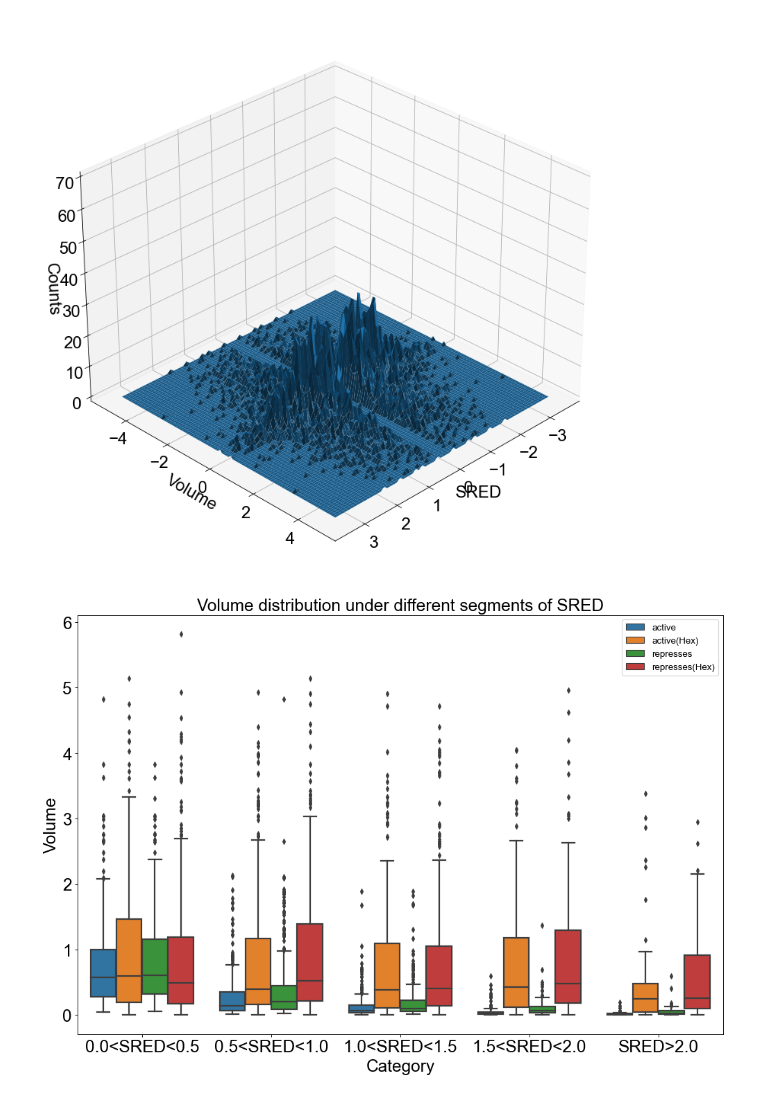
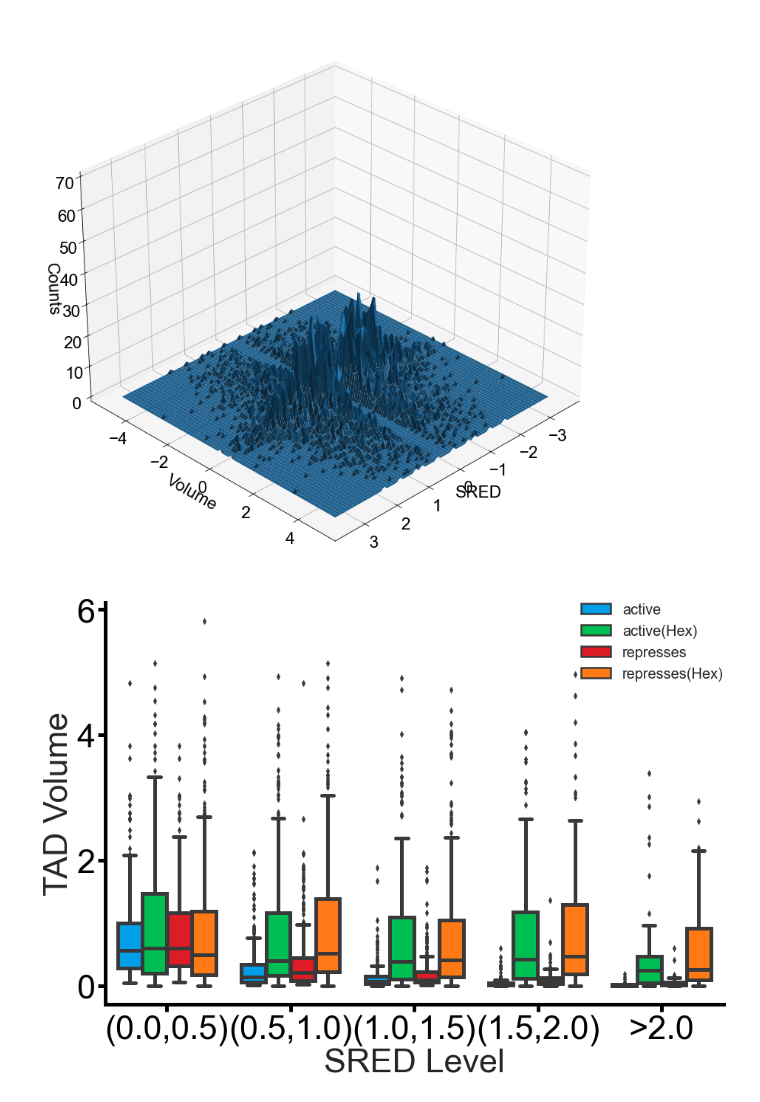
Before and after one commit to MICL-biolab/MINE, a Jupyter notebook: analyse/fig5/Relationship Analysis(TAD).ipynb, the cells around one changed output. Drawn from its saved outputs; the diff is of its cells as text; code cells hidden in the pictures.

```diff
--- a/analyse/fig5/Relationship Analysis(TAD).ipynb
+++ b/analyse/fig5/Relationship Analysis(TAD).ipynb
@@ -313,21 +315,6 @@ represses_infos = pd.read_csv(represses_SDOC_path, sep="\t", header=None)
 Hex_infos = pd.read_csv(Hex_SDOC_path, sep="\t", header=None)
 
 def show(df, title, colors):
-    very_large = 24; large = 22; med = 16; small = 12
-    params = {'axes.titlesize': very_large,
-              'legend.fontsize': med,
-              'figure.figsize': (10, 10),
-              'axes.labelsize': large,
-              'axes.titlesize': large,
-              'xtick.labelsize': large,
-              'ytick.labelsize': large,
-              'figure.titlesize': very_large,
-              'lines.linewidth': 2}
-    plt.rcParams.update(params)
-
-    font = {'family': 'sans-serif', 'sans-serif': 'Arial'}
-    plt.rc('font', **font)
-
     data = df.loc[(df.SRED>0)&(df.Volume>0), :].copy()
     _05 = data.loc[data.SRED<0.5, :].copy()
     _1 = data.loc[(data['SRED']>0.5)&(data['SRED']<1)].copy()
@@ -335,49 +322,59 @@ def show(df, title, colors):
     _2 = data.loc[(data['SRED']>1.5)&(data['SRED']<2)].copy()
     _max = data.loc[data['SRED']>2].copy()
 
-    _05['Category'] = '0.0<SRED<0.5'
-    _1['Category'] = '0.5<SRED<1.0'
-    _15['Category'] = '1.0<SRED<1.5'
-    _2['Category'] = '1.5<SRED<2.0'
-    _max['Category'] = 'SRED>2.0'
+    _05['Category'] = '(0.0,0.5)'
+    _1['Category'] = '(0.5,1.0)'
+    _15['Category'] = '(1.0,1.5)'
+    _2['Category'] = '(1.5,2.0)'
+    _max['Category'] = '>2.0'
     data = pd.concat([_05, _1, _15, _2, _max], axis=0)
 
-    plt.figure(figsize=(15,10), dpi=80)
-    sns.boxplot(x='Category', y='Volume', data=data, hue='Experiment')
+    set_plt(figsize=(15, 10))
+    sns.set_theme(style="whitegrid")
+    sns.boxplot(
+        x='Category', y='Volume', data=data, hue='Experiment',
+        palette=colors, saturation=1, linewidth=figure_size['very_small']
+    )
 
-    # Decoration
-    plt.title(title, fontsize=22)
-    plt.legend(fontsize=12)
+    sns.despine()
+    set_Border(plt.gca())
+    plt.tick_params(colors='black', bottom=True, left=True, labelsize=figure_size['ultra'])
+    plt.legend(frameon=False, markerscale=2, borderpad=0, borderaxespad=0, fontsize=figure_size['middle'])
+    plt.grid(False)
+    plt.xlabel("SRED Level", fontsize=figure_size['ultra'])
+    plt.ylabel("TAD Volume", fontsize=figure_size['ultra'])
+
+    plt.savefig('figure_file/{}.pdf'.format(title), format='pdf', bbox_inches='tight')
     plt.show()
 
 _colors = {
-    'active': COLORS[2],
-    'represses': COLORS[3],
+    'active': COLORS[0],
+    'represses': COLORS[1],
     'active(Hex)': COLORS[2],
     'represses(Hex)': COLORS[3],
 }
 
 active_infos['Volume'] = active_infos.loc[:, 4]
 active_infos['SRED'] = active_infos.loc[:, 5]
 active_infos['Experiment'] = 'active'
 
 Hex_active_infos = Hex_infos.copy()
 Hex_active_infos['Volume'] = Hex_active_infos.loc[:, 4]
 Hex_active_infos['SRED'] = active_infos['SRED']
 Hex_active_infos['Experiment'] = 'active(Hex)'
 
 represses_infos['Volume'] = represses_infos.loc[:, 4]
 represses_infos['SRED'] = represses_infos.loc[:, 5]
 represses_infos['Experiment'] = 'represses'
 
 Hex_represses_infos = Hex_infos.copy()
 Hex_represses_infos['Volume'] = Hex_represses_infos.loc[:, 4]
 Hex_represses_infos['SRED'] = represses_infos['SRED']
 Hex_represses_infos['Experiment'] = 'represses(Hex)'
 
 show(pd.concat([active_infos, Hex_active_infos, represses_infos, Hex_represses_infos], axis=0), 'Volume distribution under different segments of SRED', _colors)
 # %% [output]
-[figure, old version]
+[figure, new version]
 # %%
 active_SDOC_path = '/data1/lmh_data/MINE/GM12878_ATAC_H3K27ac_H3K4me3/analyse/HeLa_ATAC_H3K27ac_H3K4me3/experiment/SDOC/result/HeLa_SDOC.tsv'
 represses_SDOC_path = '/data1/lmh_data/MINE/GM12878_H3K9me3_H3K27me3/analyse/HeLa_H3K9me3_H3K27me3/experiment/SDOC/result/HeLa_SDOC.tsv'
```
Also changed, not shown: parts of 7 cells of this notebook, 46 other files.
